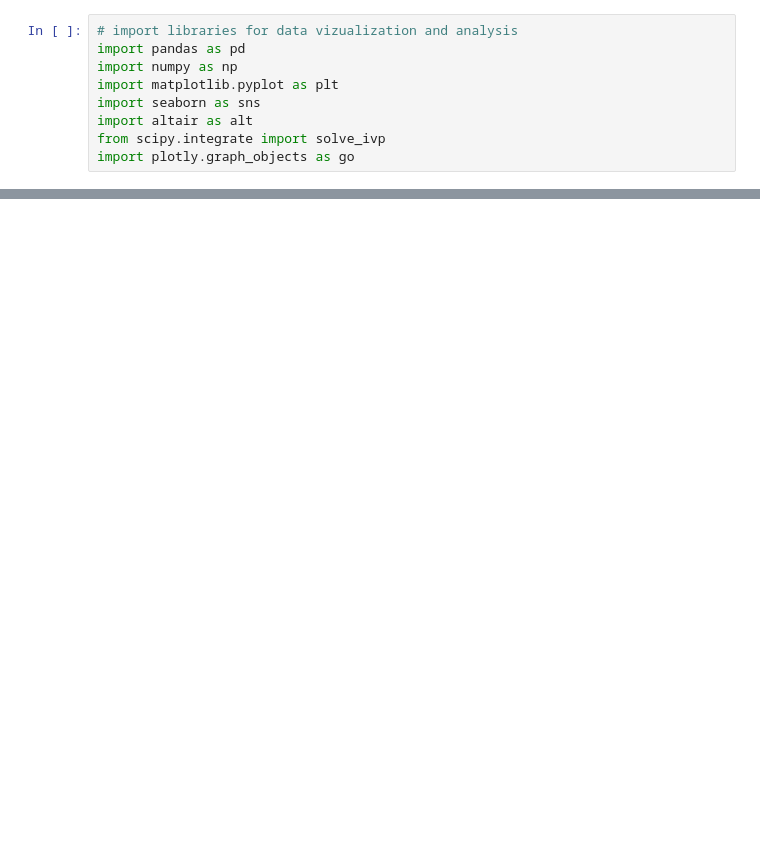
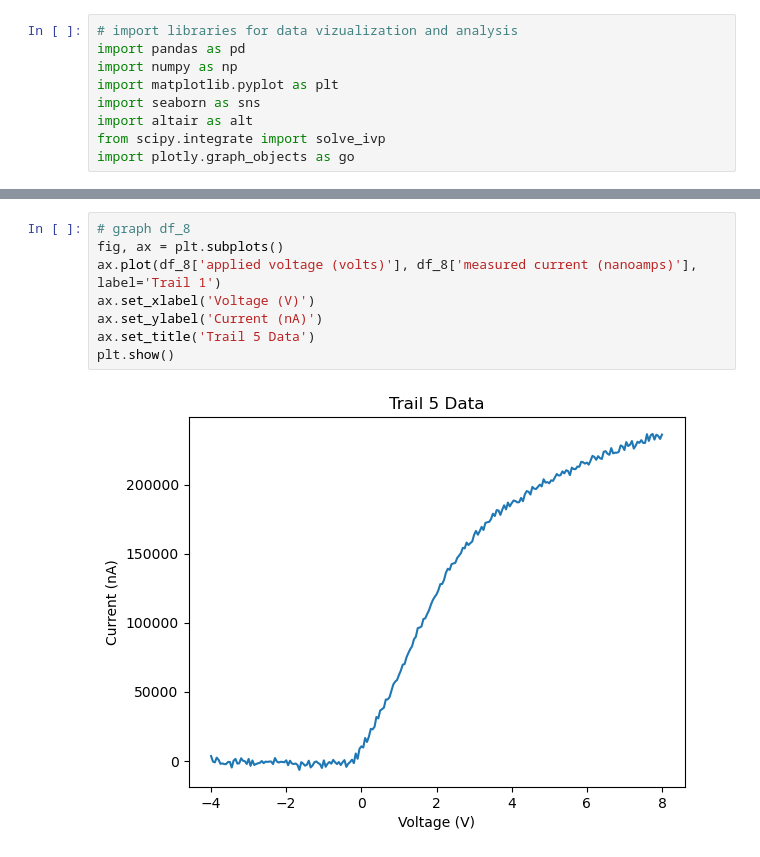
Before and after one commit to Quantum-Impulse/PHY353L, a Jupyter notebook: Lab 4/base.ipynb, the cells around one changed output, grey strips where cells are left out. Cells and saved outputs as stored; diff of their text form; blank space fills up the shorter version.

```diff
--- a/Lab 4/base.ipynb
+++ b/Lab 4/base.ipynb
@@ -349,0 +35,10 @@ NameError: name 'ThreeDScene' is not defined
+# %%
+# graph df_8
+fig, ax = plt.subplots()
+ax.plot(df_8['applied voltage (volts)'], df_8['measured current (nanoamps)'], label='Trail 1')
+ax.set_xlabel('Voltage (V)')
+ax.set_ylabel('Current (nA)')
+ax.set_title('Trail 5 Data')
+plt.show()
+# %% [output]
+[figure, added]
```
Also changed, not shown: parts of 27 cells of this notebook, 1 other file.
